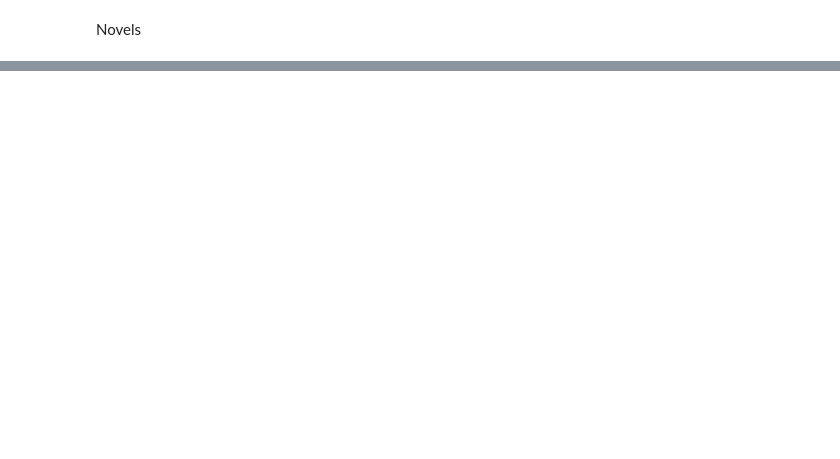
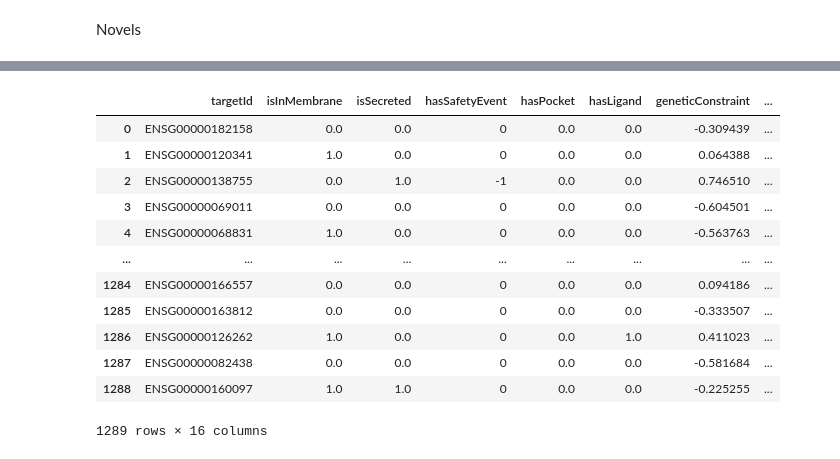
Before and after one commit to opentargets/timeseries, a Jupyter notebook: analysis.ipynb, the cells around one changed output, grey strips where cells are left out. Saved outputs shown, nothing was run; the diff lists cells and outputs as text; code cells hidden in the pictures; blank space fills up the shorter version.

```diff
--- a/analysis.ipynb
+++ b/analysis.ipynb
@@ -754,0 +753,23 @@ data[data.targetSymbol=="FAUP4"]
+# %%
+data=spark.read.parquet("../results/23.06/novels/novels0.4/year=2023").select("targetIds").distinct().withColumnRenamed("targetIds","targetId").join(
+    spark.read.parquet("/Users/mariaf/OT_platform/23.06/targetsPriorisation")
+    #.select("targetId", "hasSafetyEvent","maxClinicalTrialPhase","hasLigand","hasHighQualityChemicalProbes","hasPocket")
+    ,
+      "targetId", "left"
+).fillna(0, subset=["maxClinicalTrialPhase","hasSafetyEvent"]).toPandas()
+# %%
+data
+# %% [output]
+|  | targetId | isInMembrane | isSecreted | hasSafetyEvent | hasPocket | hasLigand | geneticConstraint | ... |
+| 0 | ENSG00000182158 | 0.0 | 0.0 | 0 | 0.0 | 0.0 | -0.309439 | ... |
+| 1 | ENSG00000120341 | 1.0 | 0.0 | 0 | 0.0 | 0.0 | 0.064388 | ... |
+| 2 | ENSG00000138755 | 0.0 | 1.0 | -1 | 0.0 | 0.0 | 0.746510 | ... |
+| 3 | ENSG00000069011 | 0.0 | 0.0 | 0 | 0.0 | 0.0 | -0.604501 | ... |
+| 4 | ENSG00000068831 | 1.0 | 0.0 | 0 | 0.0 | 0.0 | -0.563763 | ... |
+| ... | ... | ... | ... | ... | ... | ... | ... | ... |
+| 1284 | ENSG00000166557 | 0.0 | 0.0 | 0 | 0.0 | 0.0 | 0.094186 | ... |
+| 1285 | ENSG00000163812 | 0.0 | 0.0 | 0 | 0.0 | 0.0 | -0.333507 | ... |
+| 1286 | ENSG00000126262 | 1.0 | 0.0 | 0 | 0.0 | 1.0 | 0.411023 | ... |
+| 1287 | ENSG00000082438 | 0.0 | 0.0 | 0 | 0.0 | 0.0 | -0.581684 | ... |
+| 1288 | ENSG00000160097 | 1.0 | 1.0 | 0 | 0.0 | 0.0 | -0.225255 | ... |
+1289 rows × 16 columns
```
Also changed, not shown: parts of 27 cells of this notebook.
